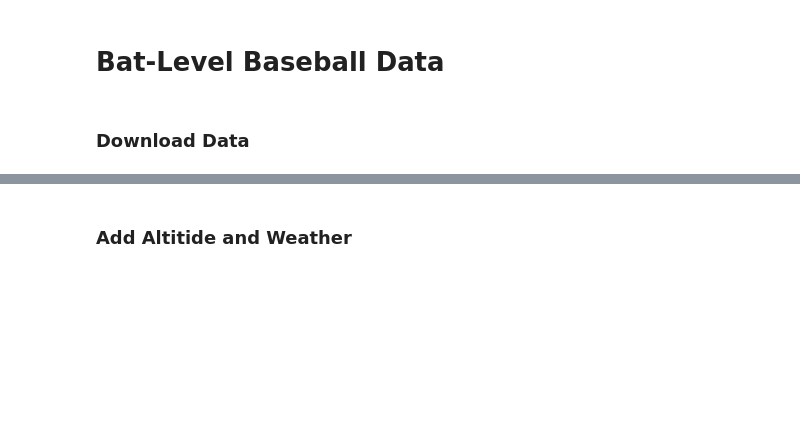
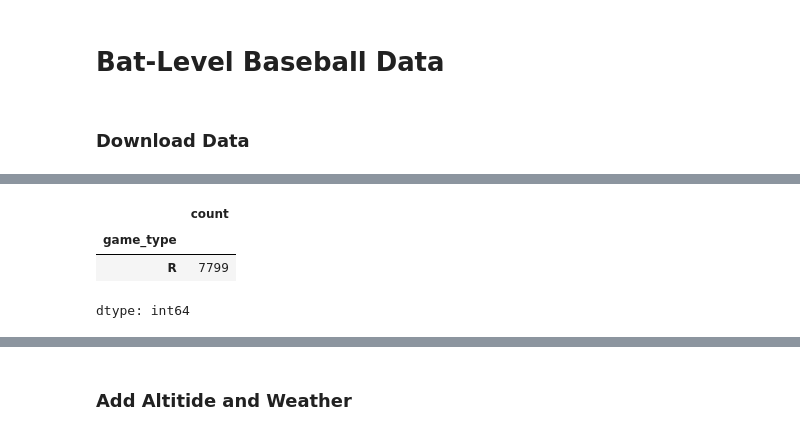
Before and after one commit to elizabethavargas/baseball, a Jupyter notebook: create_dataset.ipynb, the cells around one changed output, grey strips where cells are left out. Saved outputs shown, nothing was run; the diff lists cells and outputs as text; code cells hidden in the pictures; blank space fills up the shorter version.

```diff
--- a/create_dataset.ipynb
+++ b/create_dataset.ipynb
@@ -9,8 +9,8 @@
 from pybaseball import statcast
 import pandas as pd
 
-start_date = "2024-04-01"
-end_date = "2024-05-01"
+start_date = "2024-01-01"
+end_date = "2024-12-31"
 data = statcast(start_dt=start_date, end_dt=end_date)
 # %% [output]
 Requirement already satisfied: pybaseball in /usr/local/lib/python3.12/dist-packages (2.2.7)
@@ -32,0 +42,7 @@ This is a large query, it may take a moment to complete
+# %%
+data.game_type.value_counts()
+# %% [output]
+|  | count |
+| game_type |  |
+| R | 7799 |
+dtype: int64
```
Also changed, not shown: parts of 5 cells of this notebook.
